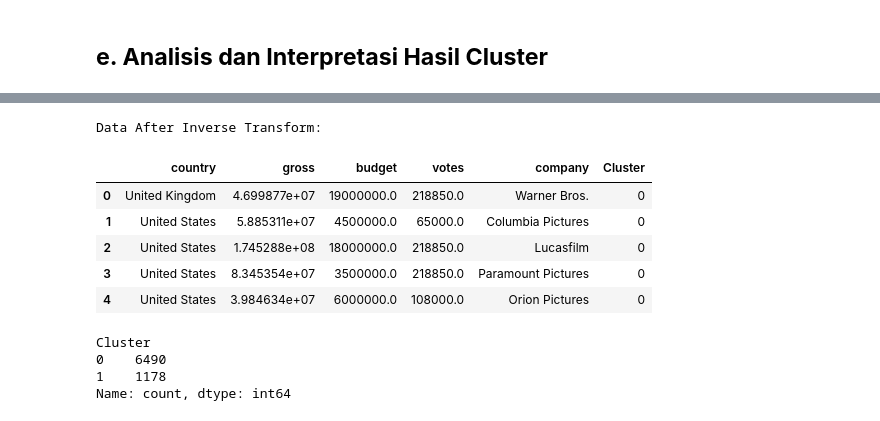
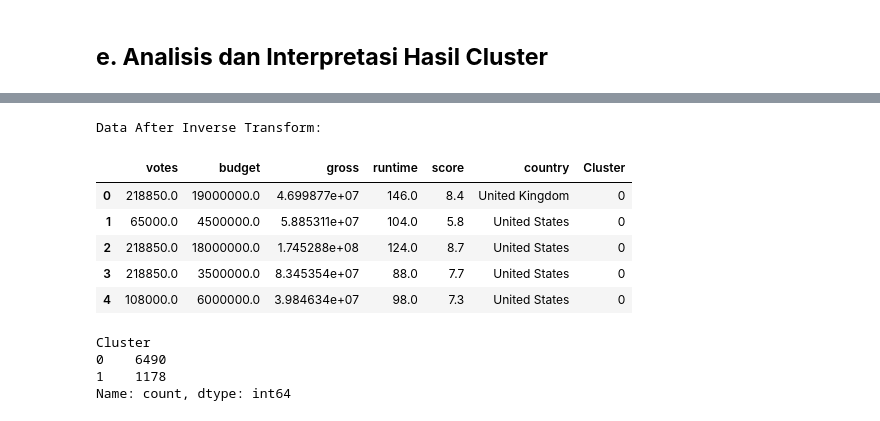
Before and after one commit to ikrar557/mlp-dicoding, a Jupyter notebook: [Clustering] Submission Akhir BMLP_Ikrar.ipynb, the cells around one changed output, grey strips where cells are left out. Drawn from its saved outputs; the diff is of its cells as text; code cells hidden in the pictures.

```diff
--- a/[Clustering] Submission Akhir BMLP_Ikrar.ipynb
+++ b/[Clustering] Submission Akhir BMLP_Ikrar.ipynb
@@ -603,16 +672,8 @@ score: 0.9026385505523914
-# %%
-best_features = ['country', 'gross', 'budget', 'votes', 'company']
-features = df_lencoder[best_features].copy()
-
-scaler = RobustScaler()
-features[['gross', 'budget', 'votes']] = scaler.fit_transform(features[['gross', 'budget', 'votes']])
-features_scaled_df = features.copy()
-
-kmeans = KMeans(n_clusters=2, random_state=42, init='k-means++')
-kmeans.fit(features_scaled)
-
-labels = kmeans.labels_
-silhouette_score_after = silhouette_score(features_scaled, labels)
+# %%
+X_best = df_clustering[best_features]
+best_kmeans = KMeans(n_clusters=best_n_clusters, random_state=42, init='k-means++')
+best_labels = best_kmeans.fit_predict(X_best)
+silhouette_score_after = silhouette_score(X_best, best_labels)
 # %%
 print(f"Silhouette Score before Feature Selection: {silhouette_score_before:.4f}")
 print(f"Silhouette Score after Feature Selection: {silhouette_score_after:.4f}")
@@ -689,0 +685,13 @@ plt.show()
+# %%
+df_clustering['Cluster'] = best_labels
+
+pca = PCA(n_components=2)
+X_pca = pca.fit_transform(X_best)
+
+plt.figure(figsize=(10, 8))
+scatter = plt.scatter(X_pca[:, 0], X_pca[:, 1], c=best_labels, cmap='viridis')
+plt.title('Cluster Visualization using PCA')
+plt.xlabel('First Principal Component')
+plt.ylabel('Second Principal Component')
+plt.colorbar(scatter, label='Cluster Labels')
+plt.show()
@@ -692,6 +704,6 @@ plt.show()
 # %%
-df_normalized = features_scaled_df.copy()
-df_normalized['Cluster'] = kmeans.labels_
+df_normalized = df_clustering[best_features].copy()
+df_normalized['Cluster'] = best_labels
 # %%
 print("Data Before Inverse Transform:")
 df_normalized.head()
@@ -706,19 +718,22 @@ Data Before Inverse Transform:
 # %%
+numeric_features = ['score', 'votes', 'budget', 'gross', 'runtime']
+
+df_normalized[numeric_features] = robust_scaler.inverse_transform(
+    df_normalized[numeric_features]
+)
+
 df_normalized['country'] = label_encoders['country'].inverse_transform(df_normalized['country'])
-df_normalized['company'] = label_encoders['company'].inverse_transform(df_normalized['company'])
-
-df_normalized[['gross', 'budget', 'votes']] = scaler.inverse_transform(df_normalized[['gross', 'budget', 'votes']])
 
 print("\nData After Inverse Transform:")
 df_normalized.head()
 # %% [output]
 Data After Inverse Transform:
-|  | country | gross | budget | votes | company | Cluster |
-| 0 | United Kingdom | 4.699877e+07 | 19000000.0 | 218850.0 | Warner Bros. | 0 |
-| 1 | United States | 5.885311e+07 | 4500000.0 | 65000.0 | Columbia Pictures | 0 |
-| 2 | United States | 1.745288e+08 | 18000000.0 | 218850.0 | Lucasfilm | 0 |
-| 3 | United States | 8.345354e+07 | 3500000.0 | 218850.0 | Paramount Pictures | 0 |
-| 4 | United States | 3.984634e+07 | 6000000.0 | 108000.0 | Orion Pictures | 0 |
+|  | votes | budget | gross | runtime | score | country | Cluster |
+| 0 | 218850.0 | 19000000.0 | 4.699877e+07 | 146.0 | 8.4 | United Kingdom | 0 |
+| 1 | 65000.0 | 4500000.0 | 5.885311e+07 | 104.0 | 5.8 | United States | 0 |
+| 2 | 218850.0 | 18000000.0 | 1.745288e+08 | 124.0 | 8.7 | United States | 0 |
+| 3 | 218850.0 | 3500000.0 | 8.345354e+07 | 88.0 | 7.7 | United States | 0 |
+| 4 | 108000.0 | 6000000.0 | 3.984634e+07 | 98.0 | 7.3 | United States | 0 |
 # %%
 cluster_count = df_normalized['Cluster'].value_counts()
 print(cluster_count,'\n')
```
Also changed, not shown: parts of 33 cells of this notebook, 2 other files.
